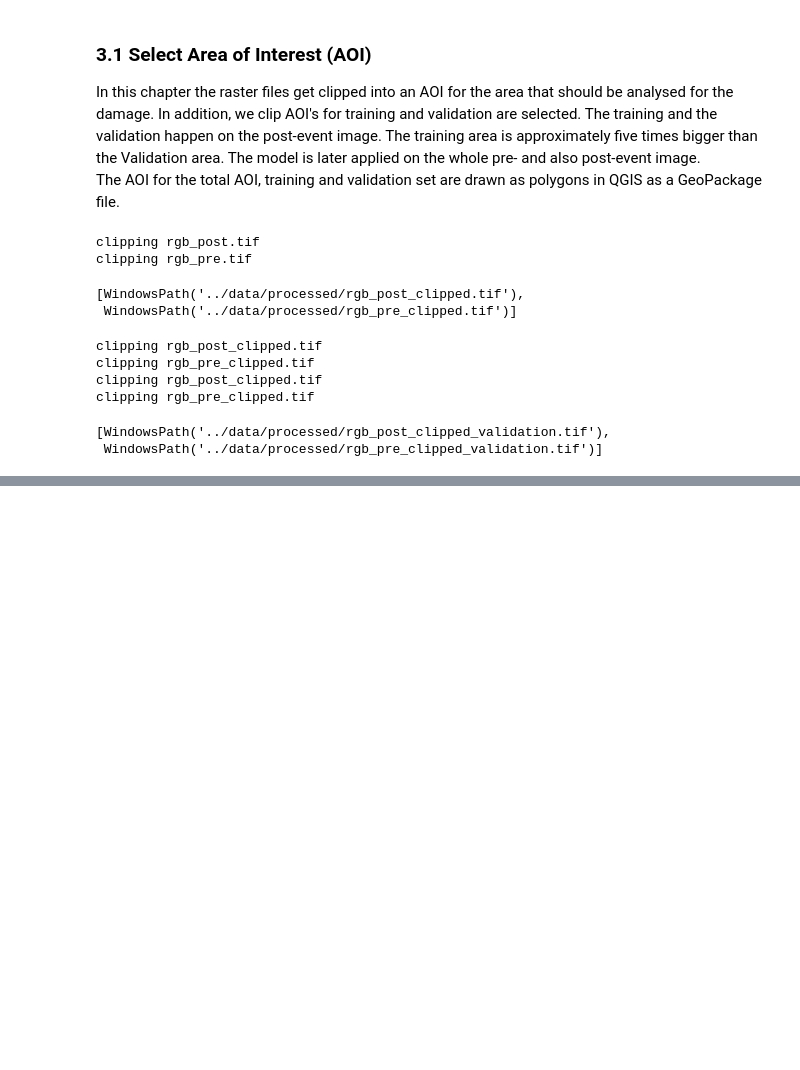
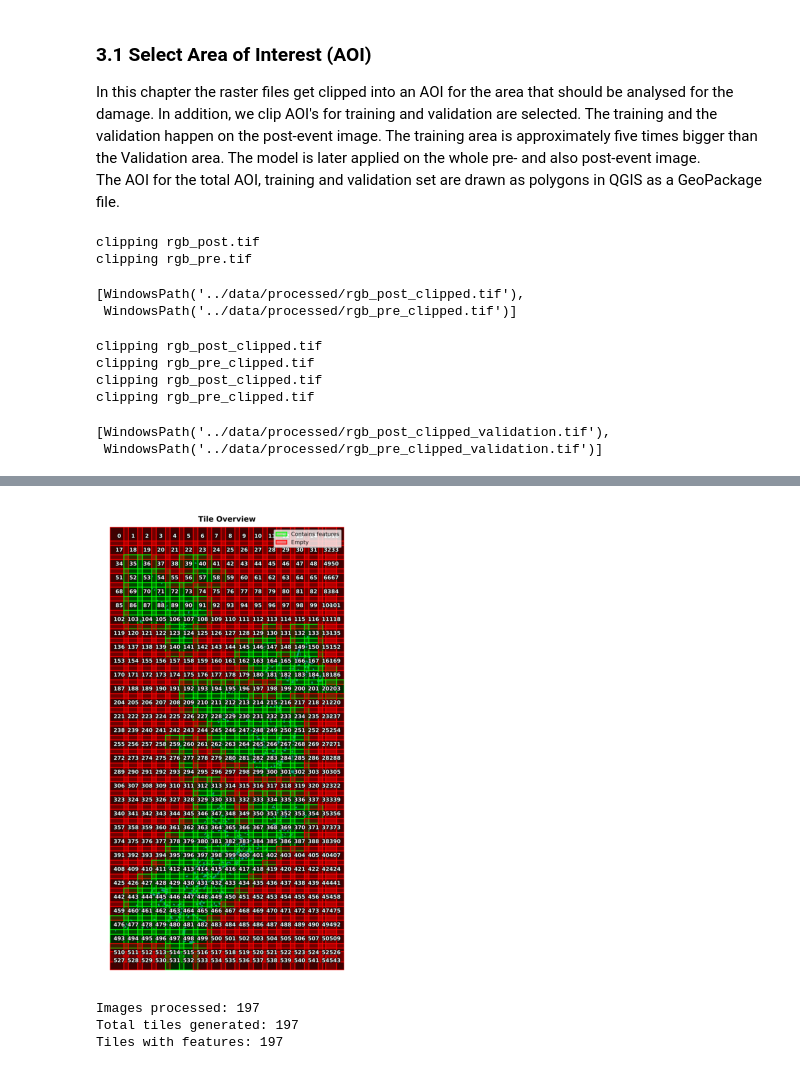
Before and after one commit to LilSheesh7/sds320, a Jupyter notebook: notebooks/sds320_project.ipynb, the cells around one changed output, grey strips where cells are left out. Cells and saved outputs as stored; diff of their text form; code cells hidden in the pictures; blank space fills up the shorter version.

```diff
--- a/notebooks/sds320_project.ipynb
+++ b/notebooks/sds320_project.ipynb
@@ -174,0 +232,38 @@ In this chapter the model to detect buildings on the images is trained.
+# %%
+# workaround the get_map function wich proably is called in the geoai.
+if not hasattr(cm, "get_cmap"):
+    cm.get_cmap = plt.get_cmap
+
+tiles = geoai.export_geotiff_tiles(
+    in_raster="../data/processed/rgb_post_clipped_training.tif",
+    out_folder="../data/training/rgb",
+    in_class_data="../data/processed/buildings_train.gpkg",
+    tile_size=256,
+    stride=192,
+    buffer_radius=0,
+    skip_empty_tiles=True,
+    create_overview=True,
+    quiet=True,
+)
+
+geoai.view_image("../data/training/rgb/overview.png", figsize=(6, 6))
+# %% [output]
+[figure, added]
+# %%
+stats = geoai.export_geotiff_tiles_batch(
+    images_folder="../data/training/rgb/images/",
+    masks_folder="../data/training/rgb/labels/",
+    output_folder="../data/training/rgb/matched_files",
+    tile_size=256,
+    stride=128,
+    class_value_field="class",
+    skip_empty_tiles=True,
+    match_by_name=True,
+)
+print(f"Images processed: {stats['processed_pairs']}")
+print(f"Total tiles generated: {stats['total_tiles']}")
+print(f"Tiles with features: {stats['tiles_with_features']}")
+# %% [output]
+Images processed: 197
+Total tiles generated: 197
+Tiles with features: 197
```
Also changed, not shown: parts of 27 cells of this notebook.
